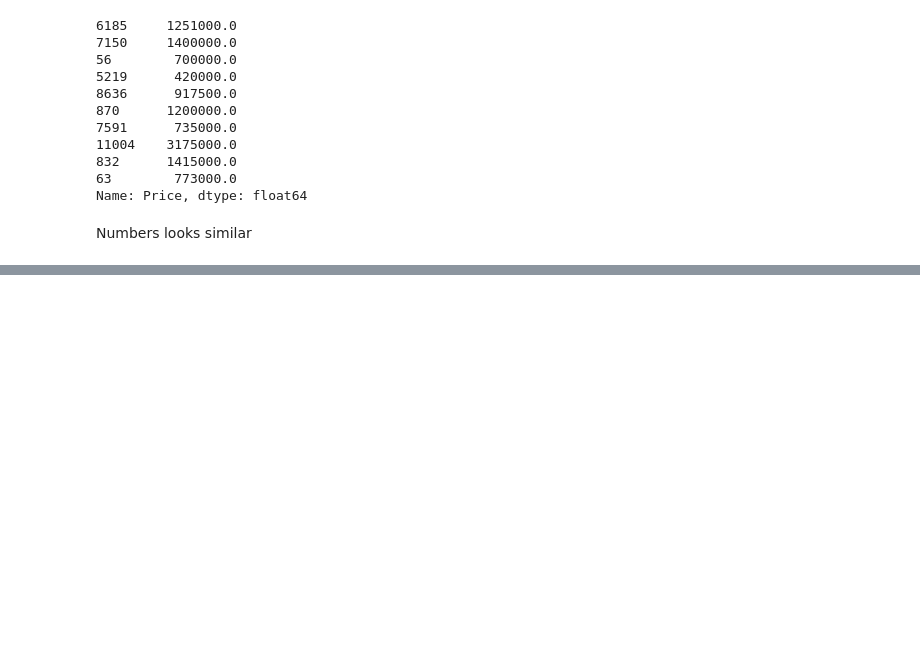
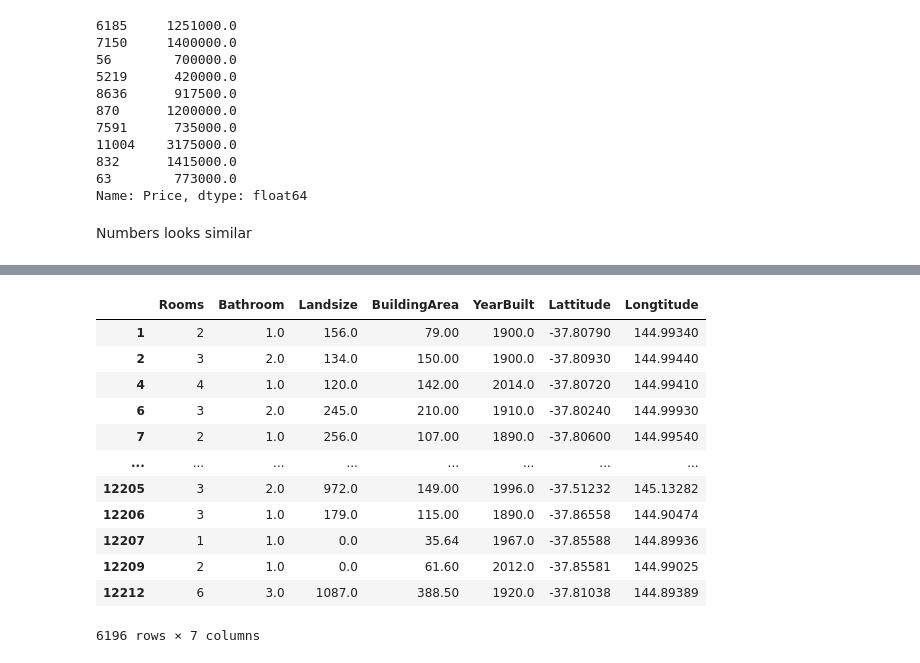
Before and after one commit to ermekfaa/KaggleMachineLearning, a Jupyter notebook: KaggleML.ipynb, the cells around one changed output, grey strips where cells are left out. Drawn from its saved outputs; the diff is of its cells as text; code cells hidden in the pictures; blank space fills up the shorter version.

```diff
--- a/KaggleML.ipynb
+++ b/KaggleML.ipynb
@@ -335,0 +365,16 @@ Numbers looks similar
+# %%
+X
+# %% [output]
+|  | Rooms | Bathroom | Landsize | BuildingArea | YearBuilt | Lattitude | Longtitude |
+| 1 | 2 | 1.0 | 156.0 | 79.00 | 1900.0 | -37.80790 | 144.99340 |
+| 2 | 3 | 2.0 | 134.0 | 150.00 | 1900.0 | -37.80930 | 144.99440 |
+| 4 | 4 | 1.0 | 120.0 | 142.00 | 2014.0 | -37.80720 | 144.99410 |
+| 6 | 3 | 2.0 | 245.0 | 210.00 | 1910.0 | -37.80240 | 144.99930 |
+| 7 | 2 | 1.0 | 256.0 | 107.00 | 1890.0 | -37.80600 | 144.99540 |
+| ... | ... | ... | ... | ... | ... | ... | ... |
+| 12205 | 3 | 2.0 | 972.0 | 149.00 | 1996.0 | -37.51232 | 145.13282 |
+| 12206 | 3 | 1.0 | 179.0 | 115.00 | 1890.0 | -37.86558 | 144.90474 |
+| 12207 | 1 | 1.0 | 0.0 | 35.64 | 1967.0 | -37.85588 | 144.89936 |
+| 12209 | 2 | 1.0 | 0.0 | 61.60 | 2012.0 | -37.85581 | 144.99025 |
+| 12212 | 6 | 3.0 | 1087.0 | 388.50 | 1920.0 | -37.81038 | 144.89389 |
+6196 rows × 7 columns
```
Also changed, not shown: parts of 21 cells of this notebook.
